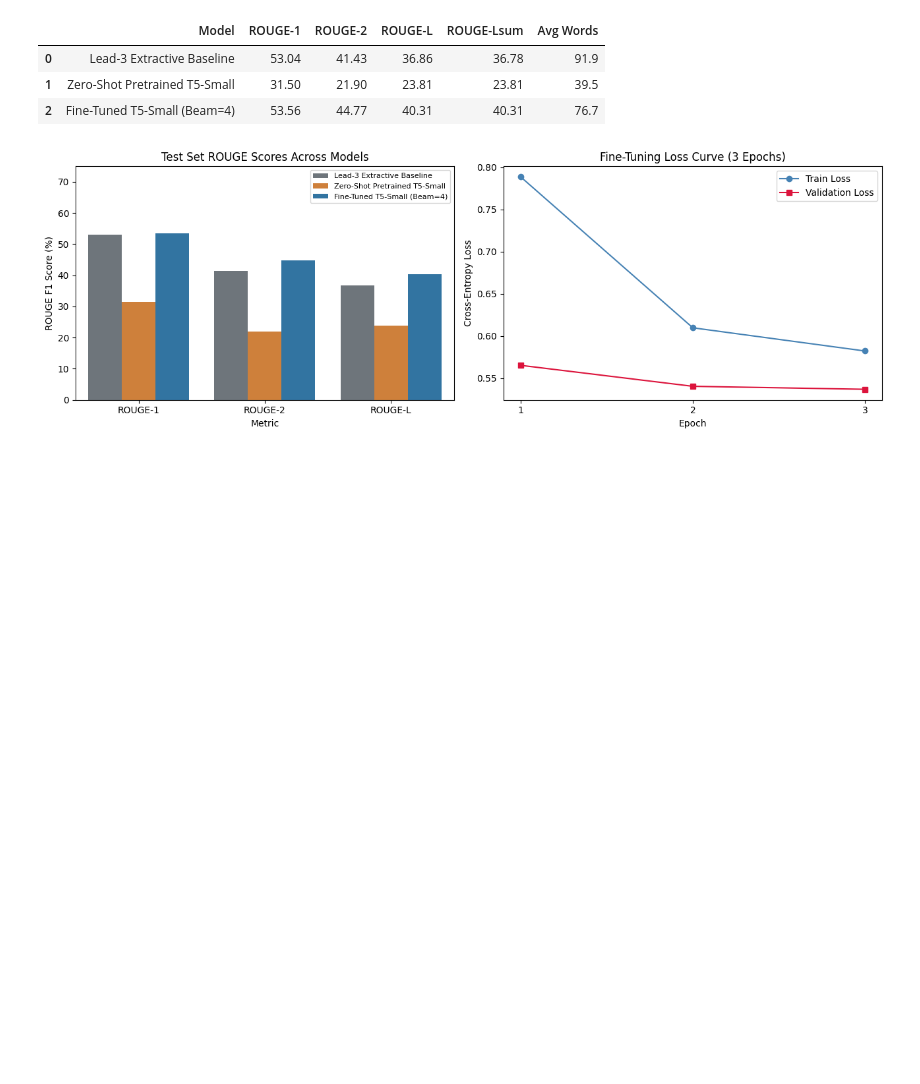
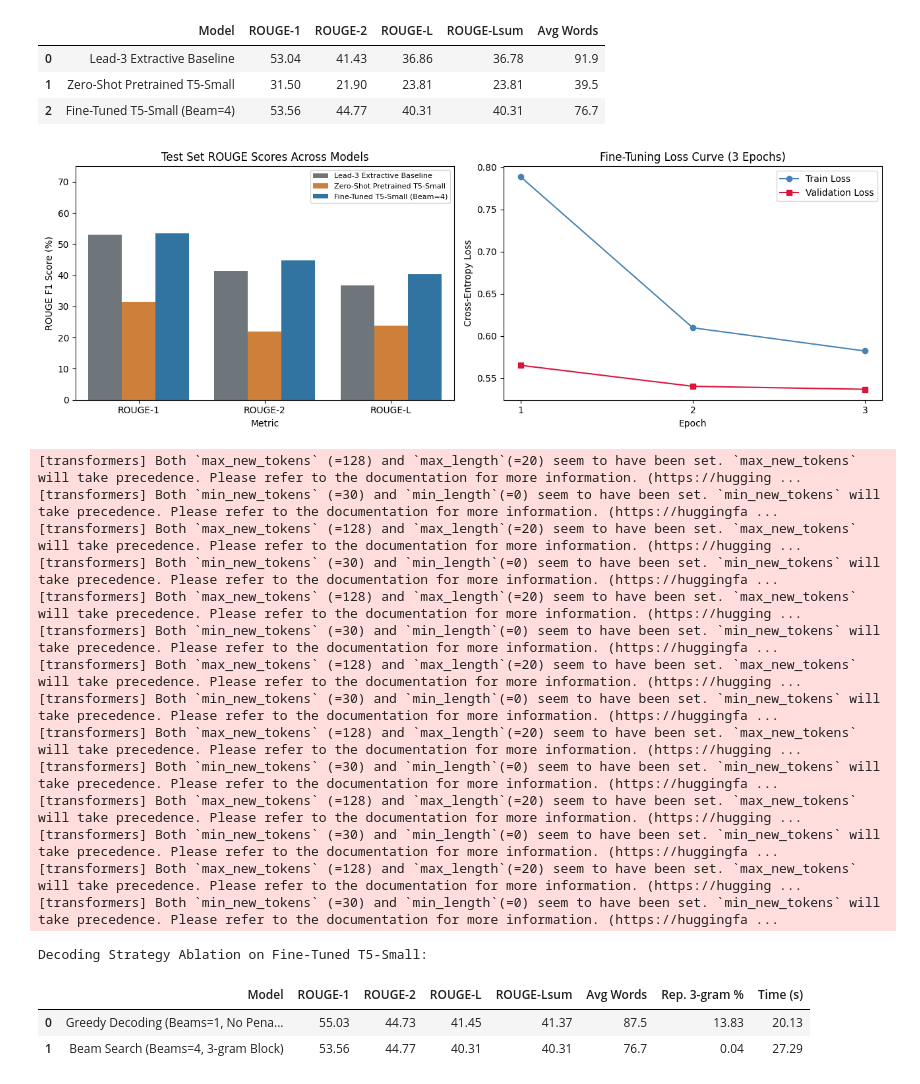
Before and after one commit to 70177202-Aliaan/AI101-ML-Assignment-70177202, a Jupyter notebook: C2_News_Summarisation/C2_notebook.ipynb, the cells around one changed output. Saved outputs shown, nothing was run; the diff lists cells and outputs as text; code cells hidden in the pictures; blank space fills up the shorter version.

Commit message:
C2: run decoding ablation, qualitative error analysis, and export figures

```diff
--- a/C2_News_Summarisation/C2_notebook.ipynb
+++ b/C2_News_Summarisation/C2_notebook.ipynb
@@ -370,3 +370,82 @@ Hold-Out Test Set Comparison (n = 223):
 | 1 | Zero-Shot Pretrained T5-Small | 31.50 | 21.90 | 23.81 | 23.81 | 39.5 |
 | 2 | Fine-Tuned T5-Small (Beam=4) | 53.56 | 44.77 | 40.31 | 40.31 | 76.7 |
 [figure]
+# %%
+import zipfile
+
+# 1. Decoding Strategy Ablation: Greedy (num_beams=1) vs Beam Search + N-Gram Blocking (num_beams=4)
+t0 = time.time()
+ft_greedy_preds = generate_summaries(ft_model, test_df["article"].tolist(), num_beams=1, no_repeat_ngram_size=0)
+greedy_time = round(time.time() - t0, 2)
+
+def repeated_trigram_rate(preds):
+    rates = []
+    for p in preds:
+        words = p.lower().split()
+        if len(words) < 3:
+            rates.append(0.0)
+            continue
+        trigrams = [tuple(words[i:i+3]) for i in range(len(words)-2)]
+        rates.append(1.0 - (len(set(trigrams)) / len(trigrams)))
+    return round(float(np.mean(rates)) * 100, 2)
+
+greedy_row = evaluate_predictions(ft_greedy_preds, references, "Greedy Decoding (Beams=1, No Penalty)")
+greedy_row["Rep. 3-gram %"] = repeated_trigram_rate(ft_greedy_preds)
+greedy_row["Time (s)"] = greedy_time
+
+beam_row = evaluate_predictions(ft_beam_preds, references, "Beam Search (Beams=4, 3-gram Block)")
+beam_row["Rep. 3-gram %"] = repeated_trigram_rate(ft_beam_preds)
+beam_row["Time (s)"] = beam_time
+
+ablation_df = pd.DataFrame([greedy_row, beam_row])
+print("Decoding Strategy Ablation on Fine-Tuned T5-Small:")
+display(ablation_df)
+
+# 2. Per-article ROUGE-L to inspect best, median, and lowest-scoring error cases
+per_article_rL = []
+for p, r in zip(ft_beam_preds, references):
+    s = rouge.compute(predictions=[p], references=[r], use_stemmer=True)["rougeL"] * 100
+    per_article_rL.append(round(float(s), 2))
+
+eval_cases = test_df.copy()
+eval_cases["rougeL"] = per_article_rL
+eval_cases["lead3"] = lead3_preds
+eval_cases["zeroshot"] = zeroshot_preds
+eval_cases["finetuned"] = ft_beam_preds
+eval_cases_sorted = eval_cases.sort_values("rougeL", ascending=False).reset_index(drop=True)
+
+sample_indices = [0, len(eval_cases_sorted)//2, len(eval_cases_sorted)-1]
+labels_case = ["HIGHEST ROUGE-L EXAMPLE", "MEDIAN ROUGE-L EXAMPLE", "LOWEST ROUGE-L FAILURE CASE"]
+
+for lbl, idx in zip(labels_case, sample_indices):
+    row = eval_cases_sorted.iloc[idx]
+    print("=" * 75)
+    print(f"{lbl} | Category: {row['category'].upper()} | ROUGE-L: {row['rougeL']}% | Article Words: {row['article_words']}")
+    print(f"REFERENCE : {row['summary'][:260]}...")
+    print(f"ZERO-SHOT : {row['zeroshot'][:260]}...")
+    print(f"FINE-TUNED: {row['finetuned'][:260]}...")
+
+# 3. Package figures into c2_figures.zip for easy 1-click download from Colab
+with zipfile.ZipFile("c2_figures.zip", "w") as zf:
+    zf.write("figures/c2_eda.png", arcname="c2_eda.png")
+    zf.write("figures/c2_results.png", arcname="c2_results.png")
+print("\nSaved c2_figures.zip (contains c2_eda.png and c2_results.png).")
+# %% [output]
+[transformers] Both `max_new_tokens` (=128) and `max_length`(=20) seem to have been set. `max_new_tokens` will take precedence. Please refer to the documentation for more information. (https://hugging ...
+[transformers] Both `min_new_tokens` (=30) and `min_length`(=0) seem to have been set. `min_new_tokens` will take precedence. Please refer to the documentation for more information. (https://huggingfa ...
+[transformers] Both `max_new_tokens` (=128) and `max_length`(=20) seem to have been set. `max_new_tokens` will take precedence. Please refer to the documentation for more information. (https://hugging ...
+[transformers] Both `min_new_tokens` (=30) and `min_length`(=0) seem to have been set. `min_new_tokens` will take precedence. Please refer to the documentation for more information. (https://huggingfa ...
+[transformers] Both `max_new_tokens` (=128) and `max_length`(=20) seem to have been set. `max_new_tokens` will take precedence. Please refer to the documentation for more information. (https://hugging ...
+[transformers] Both `min_new_tokens` (=30) and `min_length`(=0) seem to have been set. `min_new_tokens` will take precedence. Please refer to the documentation for more information. (https://huggingfa ...
+[transformers] Both `max_new_tokens` (=128) and `max_length`(=20) seem to have been set. `max_new_tokens` will take precedence. Please refer to the documentation for more information. (https://hugging ...
+[transformers] Both `min_new_tokens` (=30) and `min_length`(=0) seem to have been set. `min_new_tokens` will take precedence. Please refer to the documentation for more information. (https://huggingfa ...
+[transformers] Both `max_new_tokens` (=128) and `max_length`(=20) seem to have been set. `max_new_tokens` will take precedence. Please refer to the documentation for more information. (https://hugging ...
+[transformers] Both `min_new_tokens` (=30) and `min_length`(=0) seem to have been set. `min_new_tokens` will take precedence. Please refer to the documentation for more information. (https://huggingfa ...
+[transformers] Both `max_new_tokens` (=128) and `max_length`(=20) seem to have been set. `max_new_tokens` will take precedence. Please refer to the documentation for more information. (https://hugging ...
+[transformers] Both `min_new_tokens` (=30) and `min_length`(=0) seem to have been set. `min_new_tokens` will take precedence. Please refer to the documentation for more information. (https://huggingfa ...
+[transformers] Both `max_new_tokens` (=128) and `max_length`(=20) seem to have been set. `max_new_tokens` will take precedence. Please refer to the documentation for more information. (https://hugging ...
+[transformers] Both `min_new_tokens` (=30) and `min_length`(=0) seem to have been set. `min_new_tokens` will take precedence. Please refer to the documentation for more information. (https://huggingfa ...
+Decoding Strategy Ablation on Fine-Tuned T5-Small:
+|  | Model | ROUGE-1 | ROUGE-2 | ROUGE-L | ROUGE-Lsum | Avg Words | Rep. 3-gram % | Time (s) |
+| 0 | Greedy Decoding (Beams=1, No Pena... | 55.03 | 44.73 | 41.45 | 41.37 | 87.5 | 13.83 | 20.13 |
+| 1 | Beam Search (Beams=4, 3-gram Block) | 53.56 | 44.77 | 40.31 | 40.31 | 76.7 | 0.04 | 27.29 |
```
Also changed, not shown: parts of 1 cell of this notebook, 2 other files.
